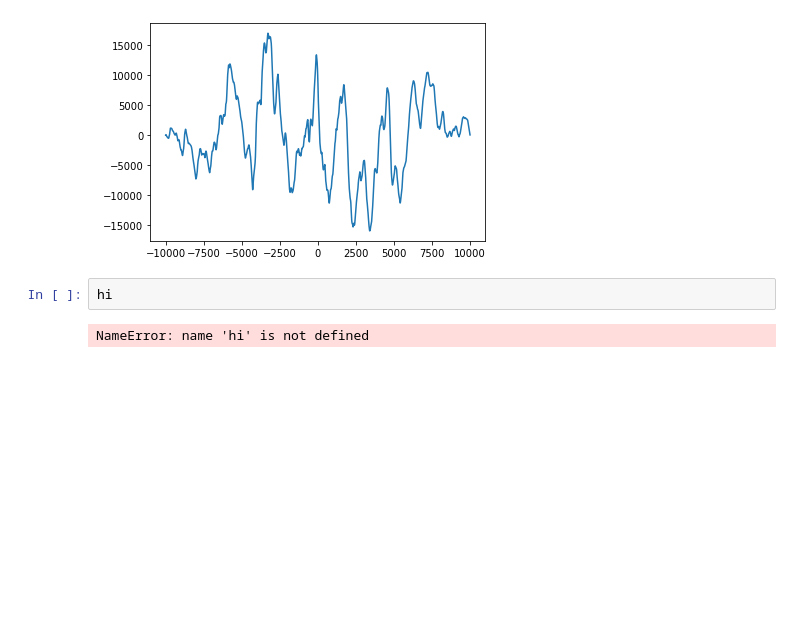
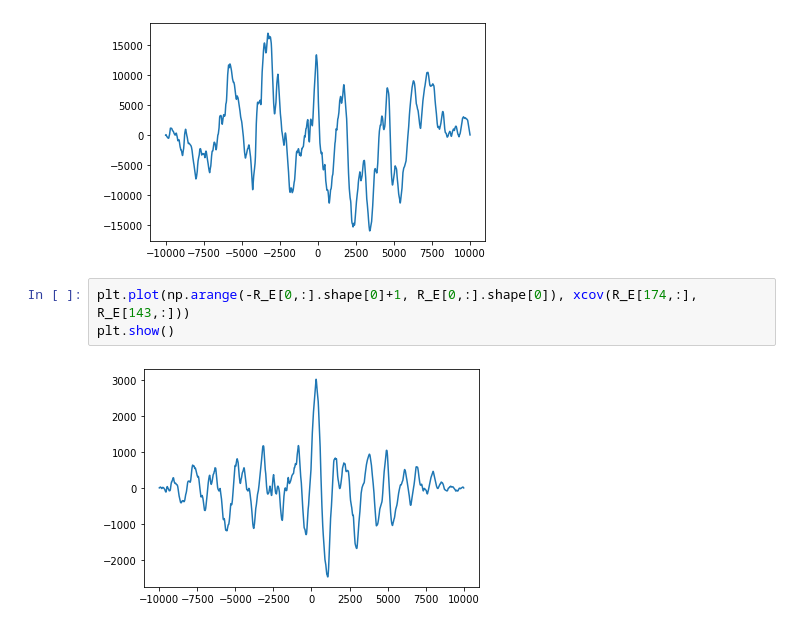
Before and after one commit to alexnegron/SCGB-Fellowship, a Jupyter notebook: Noisy model.ipynb, the cells around one changed output. Drawn from its saved outputs; the diff is of its cells as text; blank space fills up the shorter version.

Commit message:
time series plots

```diff
--- a/Noisy model.ipynb
+++ b/Noisy model.ipynb
@@ -152,7 +154,8 @@ plt.plot(np.arange(-R_E[0,:].shape[0]+1, R_E[0,:].shape[0]), xcov(R_E[23,:], R_E
 plt.show()
 # %% [output]
 [figure]
-# %%
-hi
-# %% [output]
-NameError: name 'hi' is not defined
+# %%
+plt.plot(np.arange(-R_E[0,:].shape[0]+1, R_E[0,:].shape[0]), xcov(R_E[174,:], R_E[143,:]))
+plt.show()
+# %% [output]
+[figure, added]
```
Also changed, not shown: parts of 1 cell of this notebook.
